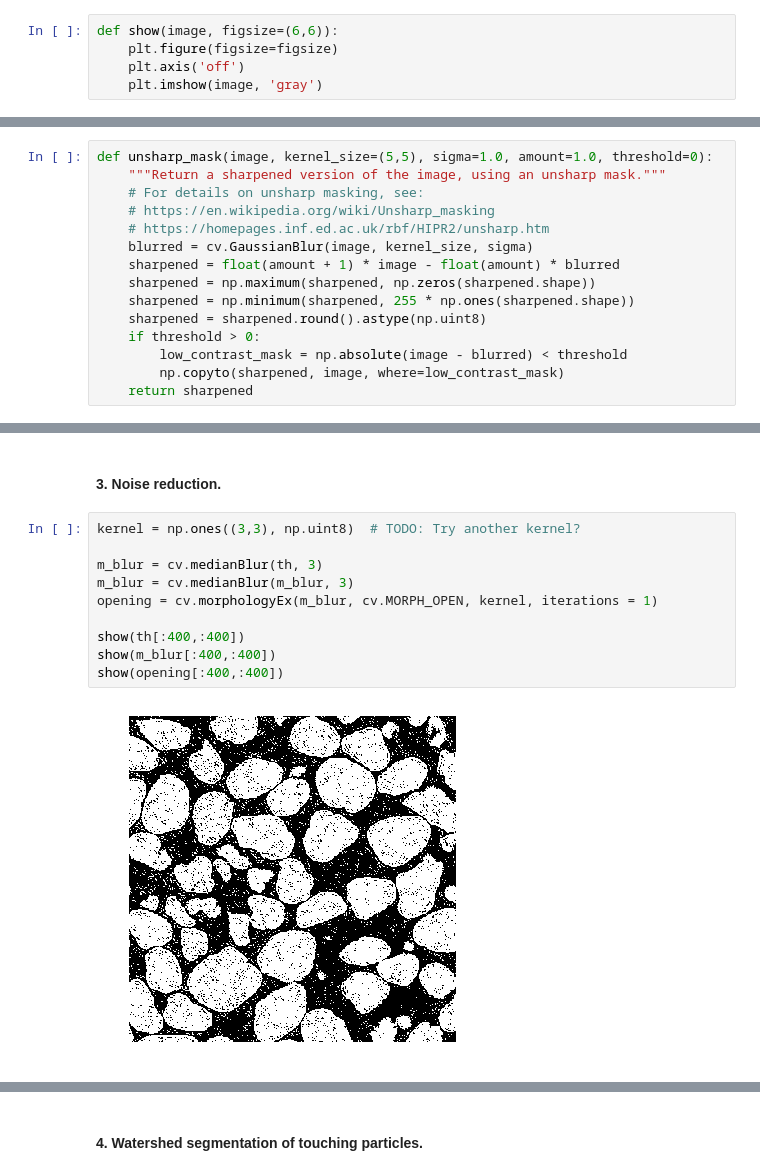
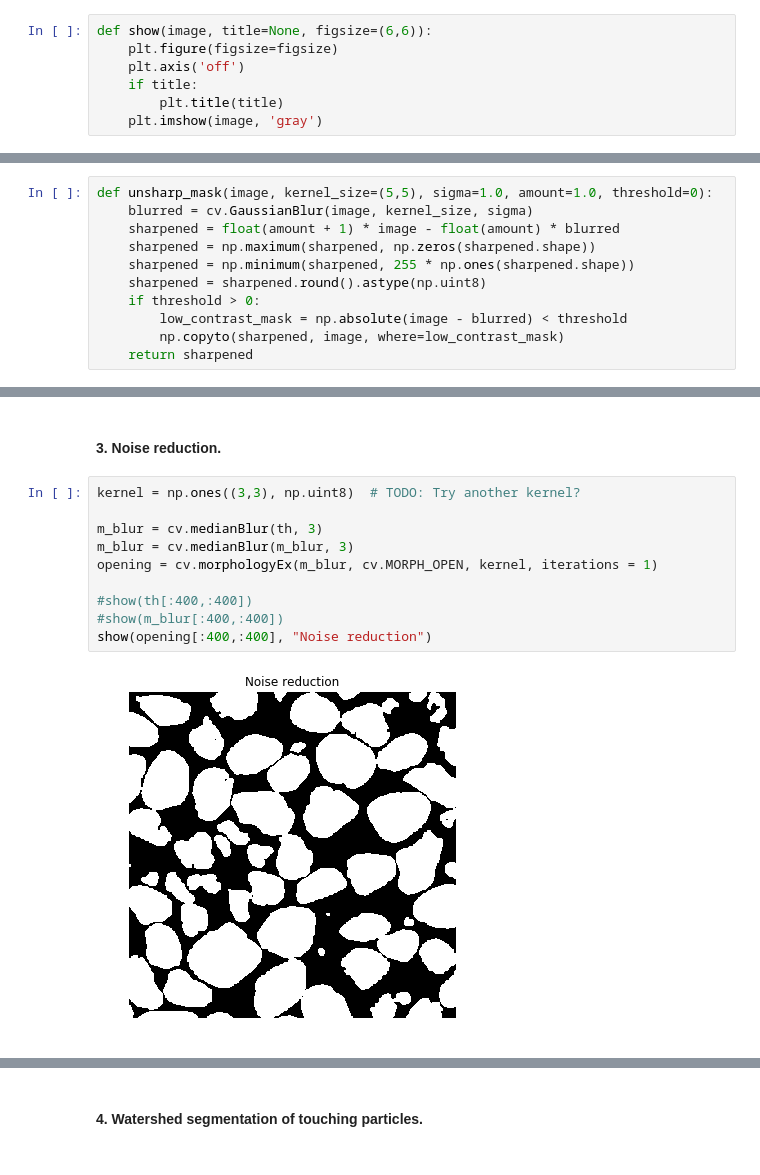
Before and after one commit to alelyya/slb, a Jupyter notebook: v1/v1.ipynb, the cells around one changed output, grey strips where cells are left out. Cells and saved outputs as stored; diff of their text form.

```diff
--- a/v1/v1.ipynb
+++ b/v1/v1.ipynb
@@ -6,7 +5,9 @@ from skimage.feature import peak_local_max
 # %%
-def show(image, figsize=(6,6)):
+def show(image, title=None, figsize=(6,6)):
     plt.figure(figsize=figsize)
     plt.axis('off')
+    if title:
+        plt.title(title)
     plt.imshow(image, 'gray')
 # %% [markdown]
 #### 0. Image loading.
@@ -21,10 +22,6 @@ show(img,(10,10))
 #### 1. Edge enhancement with unsharp mask.
 # %%
 def unsharp_mask(image, kernel_size=(5,5), sigma=1.0, amount=1.0, threshold=0):
-    """Return a sharpened version of the image, using an unsharp mask."""
-    # For details on unsharp masking, see:
-    # https://en.wikipedia.org/wiki/Unsharp_masking
-    # https://homepages.inf.ed.ac.uk/rbf/HIPR2/unsharp.htm
     blurred = cv.GaussianBlur(image, kernel_size, sigma)
     sharpened = float(amount + 1) * image - float(amount) * blurred
     sharpened = np.maximum(sharpened, np.zeros(sharpened.shape))
@@ -54,12 +51,12 @@ show(th[:400,:400])
 # %%
 kernel = np.ones((3,3), np.uint8)  # TODO: Try another kernel?
 
 m_blur = cv.medianBlur(th, 3)
 m_blur = cv.medianBlur(m_blur, 3)
 opening = cv.morphologyEx(m_blur, cv.MORPH_OPEN, kernel, iterations = 1)
 
-show(th[:400,:400])
-show(m_blur[:400,:400])
-show(opening[:400,:400])
+#show(th[:400,:400])
+#show(m_blur[:400,:400])
+show(opening[:400,:400], "Noise reduction")
 # %% [output]
-[figure, old version]
+[figure, new version]
```
Also changed, not shown: parts of 14 cells of this notebook, 21 other files.
